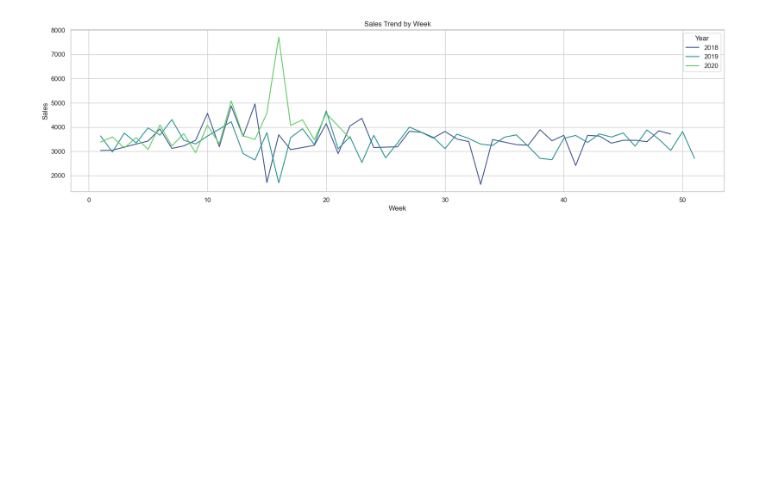
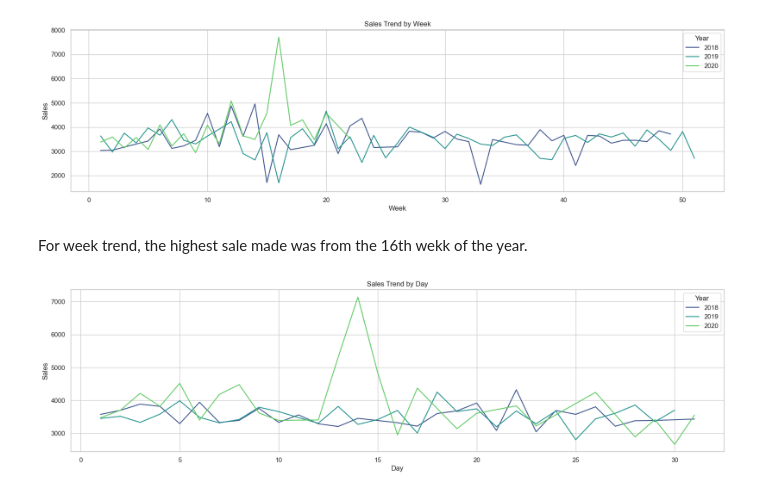
Before and after one commit to Kimchi21/Data-Analysis_Portfolio, a Jupyter notebook: Automobile Sales/Python Notebooks/Autosales_Analysis.ipynb, the cells around one changed output. Drawn from its saved outputs; the diff is of its cells as text; code cells hidden in the pictures; blank space fills up the shorter version.

Commit message:
Added sales forecast

```diff
--- a/Automobile Sales/Python Notebooks/Autosales_Analysis.ipynb
+++ b/Automobile Sales/Python Notebooks/Autosales_Analysis.ipynb
@@ -327,9 +375,11 @@ generate_histogram_boxplot(df['Sales'], title_hist='Distribution of Sales',
 # %%
-# Extract year, month, week, and quarter from OrderDate
+# Extract year, quarter, month, week, day of month and day of week from OrderDate
 df['Year'] = df['OrderDate'].dt.year
+df['Quarter'] = df['OrderDate'].dt.quarter
 df['Month'] = df['OrderDate'].dt.month
 df['Week'] = df['OrderDate'].dt.isocalendar().week
-df['Quarter'] = df['OrderDate'].dt.quarter
+df['Day'] = df['OrderDate'].dt.day
+df['DayOfWeek'] = df['OrderDate'].dt.dayofweek
 # %%
 generate_barplot(df, x='ProductLine', y='Sales', hue='Year',
                 title='Sales by Product Line and Year',
@@ -372,3 +428,9 @@ generate_sales_trend_plot("Month", "Sales Trend by Month", "Month", df)
 generate_sales_trend_plot("Week", "Sales Trend by Week", "Week", df)
 # %% [output]
 [figure]
+# %% [markdown]
+For week trend, the highest sale made was from the 16th wekk of the year.
+# %%
+generate_sales_trend_plot("Day", "Sales Trend by Day", "Day", df)
+# %% [output]
+[figure, added]
```
Also changed, not shown: parts of 40 cells of this notebook.
